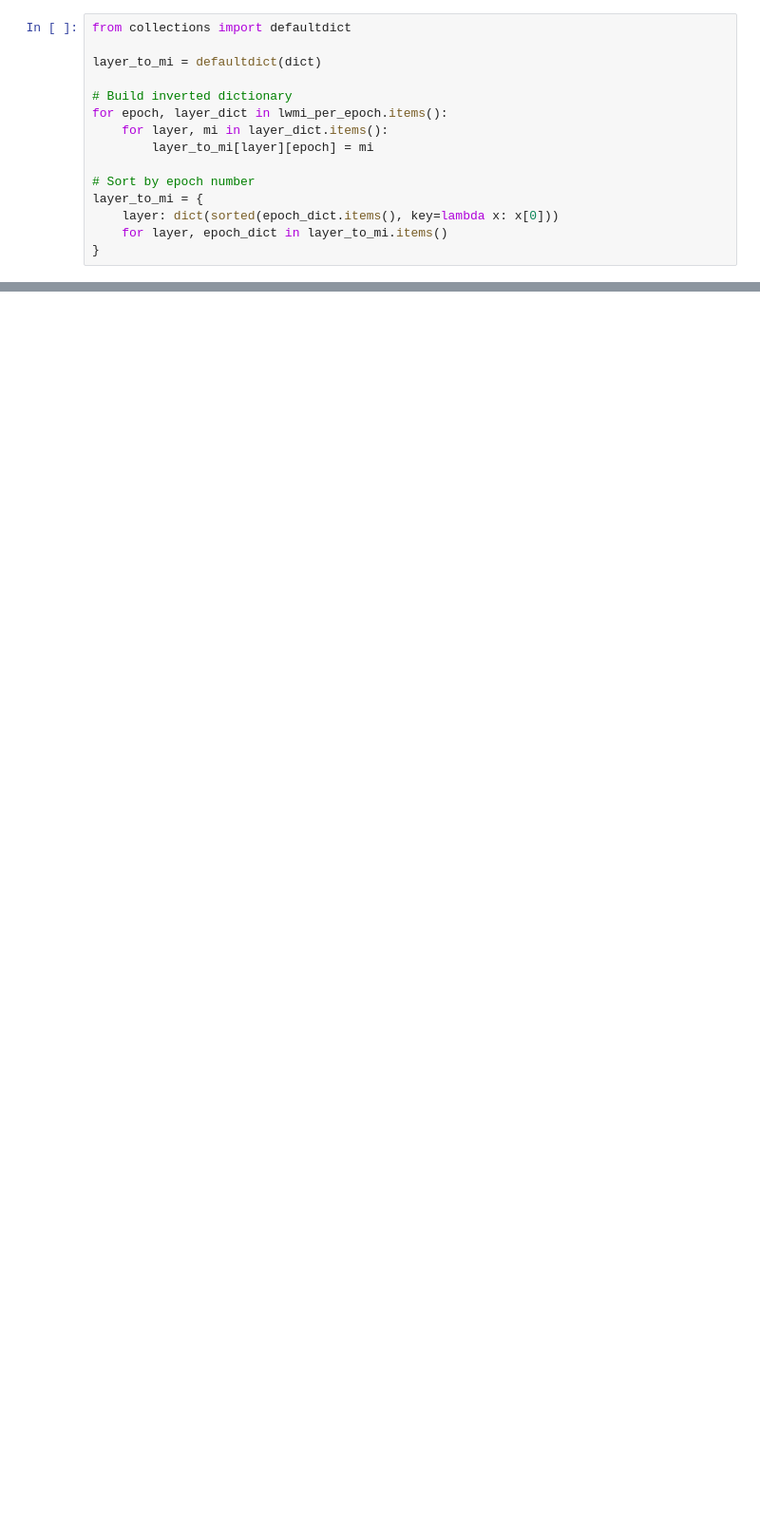
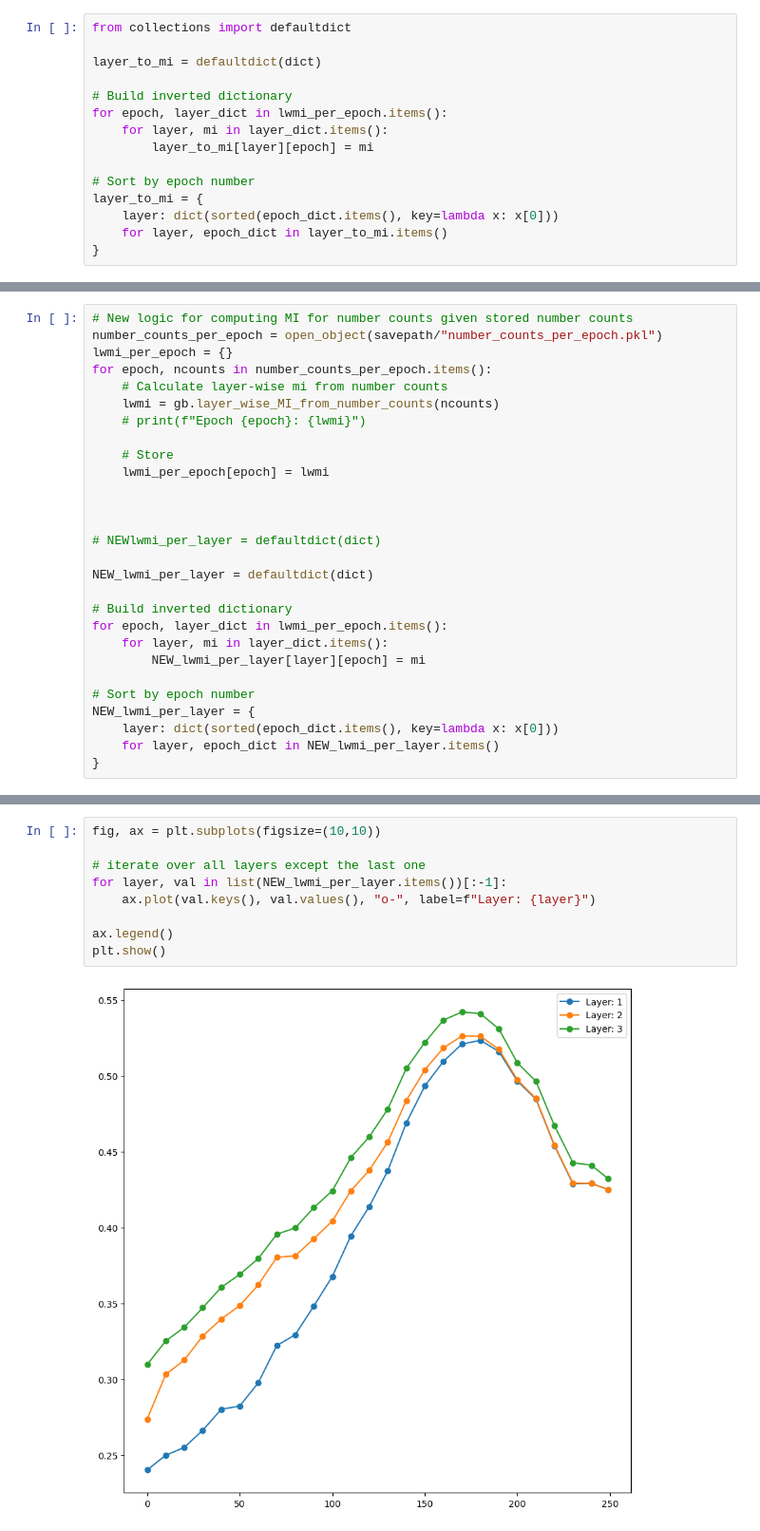
Before and after one commit to Johanmkr/WP1-Polyhedra, a Jupyter notebook: notebooks/used_for_testing.ipynb, the cells around one changed output, grey strips where cells are left out. Shown at 95% size. Cells and saved outputs as stored; diff of their text form; blank space fills up the shorter version.

```diff
--- a/notebooks/used_for_testing.ipynb
+++ b/notebooks/used_for_testing.ipynb
@@ -198,0 +402,28 @@ plt.show()
+# %%
+# New logic for computing MI for number counts given stored number counts
+number_counts_per_epoch = open_object(savepath/"number_counts_per_epoch.pkl")
+lwmi_per_epoch = {}
+for epoch, ncounts in number_counts_per_epoch.items():
+    # Calculate layer-wise mi from number counts
+    lwmi = gb.layer_wise_MI_from_number_counts(ncounts)
+    # print(f"Epoch {epoch}: {lwmi}")
+
+    # Store
+    lwmi_per_epoch[epoch] = lwmi
+
+
+
+# NEWlwmi_per_layer = defaultdict(dict)
+
+NEW_lwmi_per_layer = defaultdict(dict)
+
+# Build inverted dictionary
+for epoch, layer_dict in lwmi_per_epoch.items():
+    for layer, mi in layer_dict.items():
+        NEW_lwmi_per_layer[layer][epoch] = mi
+
+# Sort by epoch number
+NEW_lwmi_per_layer = {
+    layer: dict(sorted(epoch_dict.items(), key=lambda x: x[0]))
+    for layer, epoch_dict in NEW_lwmi_per_layer.items()
+}
@@ -198,0 +498,11 @@ plt.show()
+# %%
+fig, ax = plt.subplots(figsize=(10,10))
+
+# iterate over all layers except the last one
+for layer, val in list(NEW_lwmi_per_layer.items())[:-1]:
+    ax.plot(val.keys(), val.values(), "o-", label=f"Layer: {layer}")
+
+ax.legend()
+plt.show()
+# %% [output]
+[figure, added]
```
Also changed, not shown: parts of 22 cells of this notebook, 1 other file.
